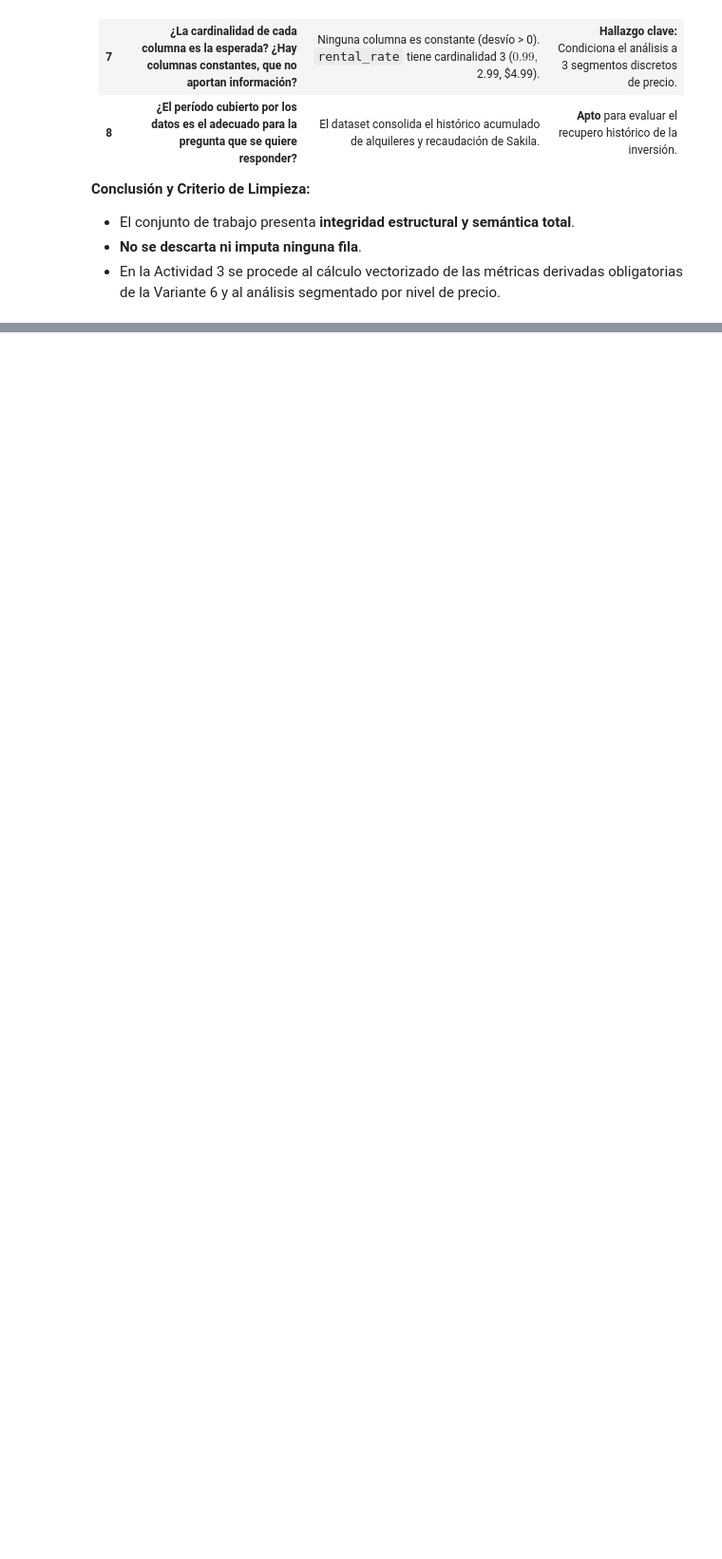
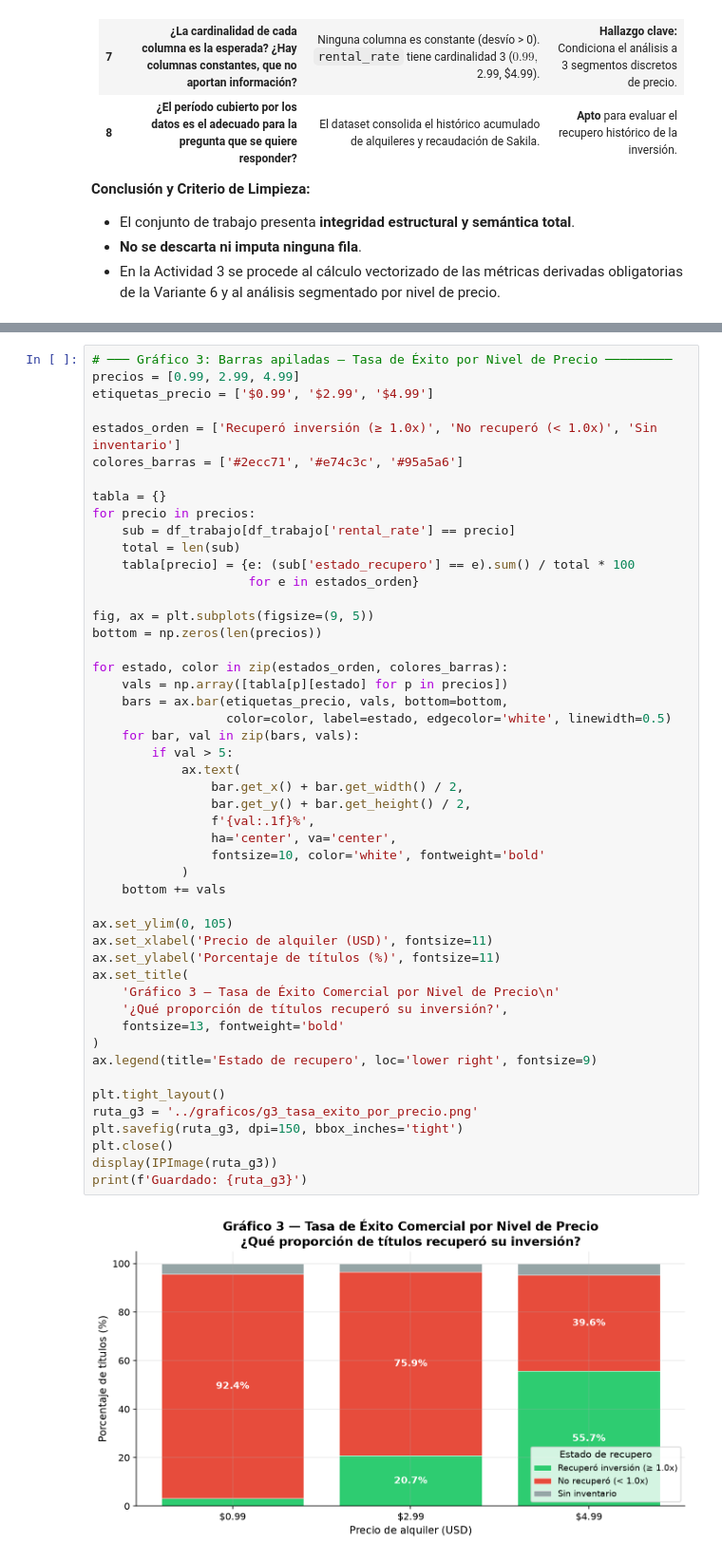
Before and after one commit to BUGn92/TP2SeminarioBD, a Jupyter notebook: notebooks/analisis.ipynb, the cells around one changed output, grey strips where cells are left out. Shown at 95% size. Cells and saved outputs as stored; diff of their text form; blank space fills up the shorter version.

```diff
--- a/notebooks/analisis.ipynb
+++ b/notebooks/analisis.ipynb
@@ -628,0 +908,51 @@ A continuación se presenta el diagnóstico estructurado respondiendo puntualmen
+# %%
+# ─── Gráfico 3: Barras apiladas — Tasa de Éxito por Nivel de Precio ─────────
+precios = [0.99, 2.99, 4.99]
+etiquetas_precio = ['$0.99', '$2.99', '$4.99']
+
+estados_orden = ['Recuperó inversión (≥ 1.0x)', 'No recuperó (< 1.0x)', 'Sin inventario']
+colores_barras = ['#2ecc71', '#e74c3c', '#95a5a6']
+
+tabla = {}
+for precio in precios:
+    sub = df_trabajo[df_trabajo['rental_rate'] == precio]
+    total = len(sub)
+    tabla[precio] = {e: (sub['estado_recupero'] == e).sum() / total * 100
+                     for e in estados_orden}
+
+fig, ax = plt.subplots(figsize=(9, 5))
+bottom = np.zeros(len(precios))
+
+for estado, color in zip(estados_orden, colores_barras):
+    vals = np.array([tabla[p][estado] for p in precios])
+    bars = ax.bar(etiquetas_precio, vals, bottom=bottom,
+                  color=color, label=estado, edgecolor='white', linewidth=0.5)
+    for bar, val in zip(bars, vals):
+        if val > 5:
+            ax.text(
+                bar.get_x() + bar.get_width() / 2,
+                bar.get_y() + bar.get_height() / 2,
+                f'{val:.1f}%',
+                ha='center', va='center',
+                fontsize=10, color='white', fontweight='bold'
+            )
+    bottom += vals
+
+ax.set_ylim(0, 105)
+ax.set_xlabel('Precio de alquiler (USD)', fontsize=11)
+ax.set_ylabel('Porcentaje de títulos (%)', fontsize=11)
+ax.set_title(
+    'Gráfico 3 — Tasa de Éxito Comercial por Nivel de Precio\n'
+    '¿Qué proporción de títulos recuperó su inversión?',
+    fontsize=13, fontweight='bold'
+)
+ax.legend(title='Estado de recupero', loc='lower right', fontsize=9)
+
+plt.tight_layout()
+ruta_g3 = '../graficos/g3_tasa_exito_por_precio.png'
+plt.savefig(ruta_g3, dpi=150, bbox_inches='tight')
+plt.close()
+display(IPImage(ruta_g3))
+print(f'Guardado: {ruta_g3}')
+# %% [output]
+[figure, added]
```
Also changed, not shown: parts of 17 cells of this notebook, 3 other files.
